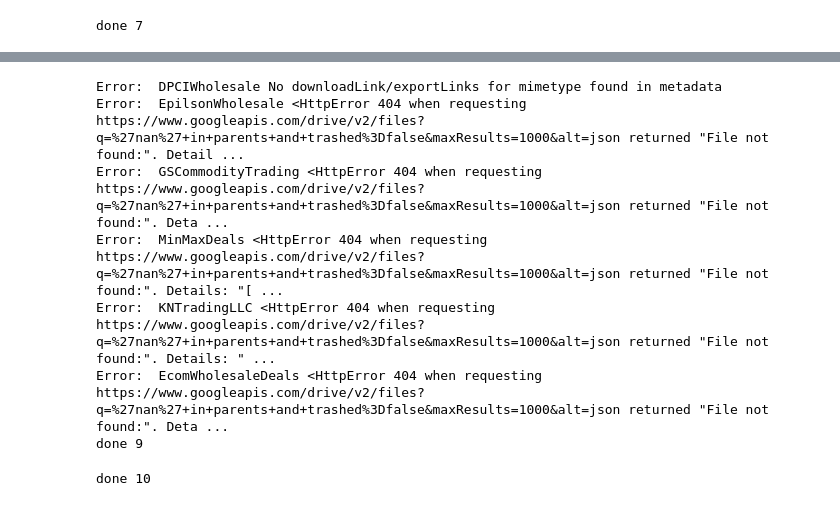
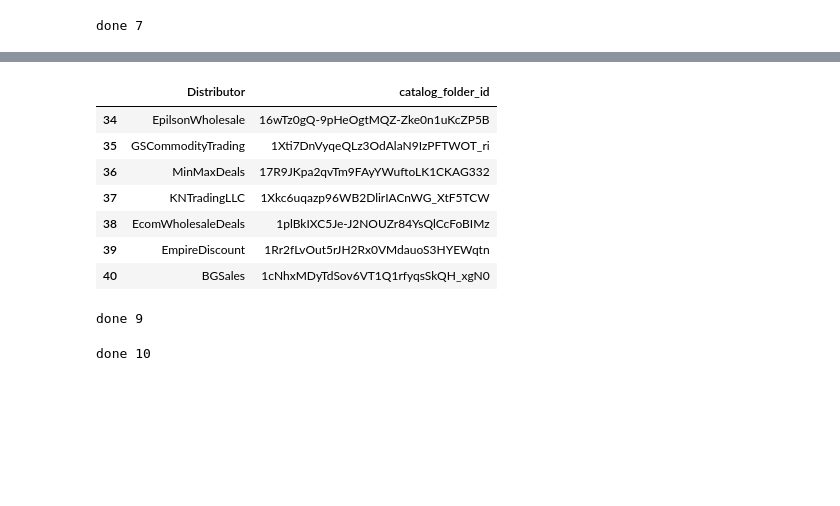
Before and after one commit to faysal887/tricyons-analyser-v2, a Jupyter notebook: auto_catalog_update.ipynb, the cells around one changed output, grey strips where cells are left out. Drawn from its saved outputs; the diff is of its cells as text; code cells hidden in the pictures; blank space fills up the shorter version.

```diff
--- a/auto_catalog_update.ipynb
+++ b/auto_catalog_update.ipynb
@@ -232,4 +230,15 @@ Error:  EcomWholesaleDeals can only convert an array of size 1 to a Python scala
 done 8
+# %%
+df[['Distributor','catalog_folder_id']]
+# %% [output]
+|  | Distributor | catalog_folder_id |
+| 34 | EpilsonWholesale | 16wTz0gQ-9pHeOgtMQZ-Zke0n1uKcZP5B |
+| 35 | GSCommodityTrading | 1Xti7DnVyqeQLz3OdAlaN9IzPFTWOT_ri |
+| 36 | MinMaxDeals | 17R9JKpa2qvTm9FAyYWuftoLK1CKAG332 |
+| 37 | KNTradingLLC | 1Xkc6uqazp96WB2DlirIACnWG_XtF5TCW |
+| 38 | EcomWholesaleDeals | 1plBkIXC5Je-J2NOUZr84YsQlCcFoBIMz |
+| 39 | EmpireDiscount | 1Rr2fLvOut5rJH2Rx0VMdauoS3HYEWqtn |
+| 40 | BGSales | 1cNhxMDyTdSov6VT1Q1rfyqsSkQH_xgN0 |
 # %%
 # 9. loop on supplier folders id df and download all catalogs from gdrive
 # _ = df.catalog_folder_id.apply(lambda x: g.download_files(gdrive_folder_id=x, local_folder_path=gdrive_catalogs))
@@ -240,16 +249,11 @@ for i, row in df[['Distributor','catalog_folder_id']].iterrows():
     try:
         dist, _id=row['Distributor'], row['catalog_folder_id']
         g.download_files(gdrive_folder_id=_id, local_folder_path=gdrive_catalogs)
+        time.sleep(3)
     except Exception as e:
         print('Error: ', dist, e)
 print('done 9')
 # %% [output]
-Error:  DPCIWholesale No downloadLink/exportLinks for mimetype found in metadata
-Error:  EpilsonWholesale <HttpError 404 when requesting https://www.googleapis.com/drive/v2/files?q=%27nan%27+in+parents+and+trashed%3Dfalse&maxResults=1000&alt=json returned "File not found:". Detail ...
-Error:  GSCommodityTrading <HttpError 404 when requesting https://www.googleapis.com/drive/v2/files?q=%27nan%27+in+parents+and+trashed%3Dfalse&maxResults=1000&alt=json returned "File not found:". Deta ...
-Error:  MinMaxDeals <HttpError 404 when requesting https://www.googleapis.com/drive/v2/files?q=%27nan%27+in+parents+and+trashed%3Dfalse&maxResults=1000&alt=json returned "File not found:". Details: "[ ...
-Error:  KNTradingLLC <HttpError 404 when requesting https://www.googleapis.com/drive/v2/files?q=%27nan%27+in+parents+and+trashed%3Dfalse&maxResults=1000&alt=json returned "File not found:". Details: " ...
-Error:  EcomWholesaleDeals <HttpError 404 when requesting https://www.googleapis.com/drive/v2/files?q=%27nan%27+in+parents+and+trashed%3Dfalse&maxResults=1000&alt=json returned "File not found:". Deta ...
 done 9
 # %%
 # 10. create new catalogs dict obj
```
Also changed, not shown: parts of 18 cells of this notebook.
